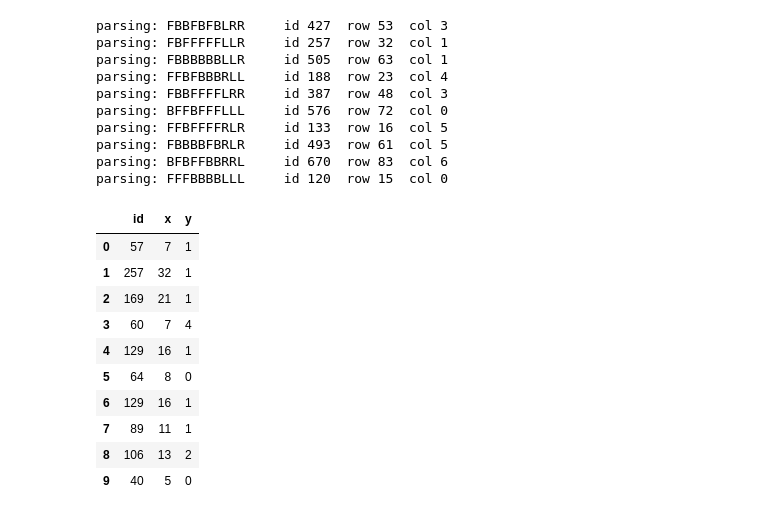
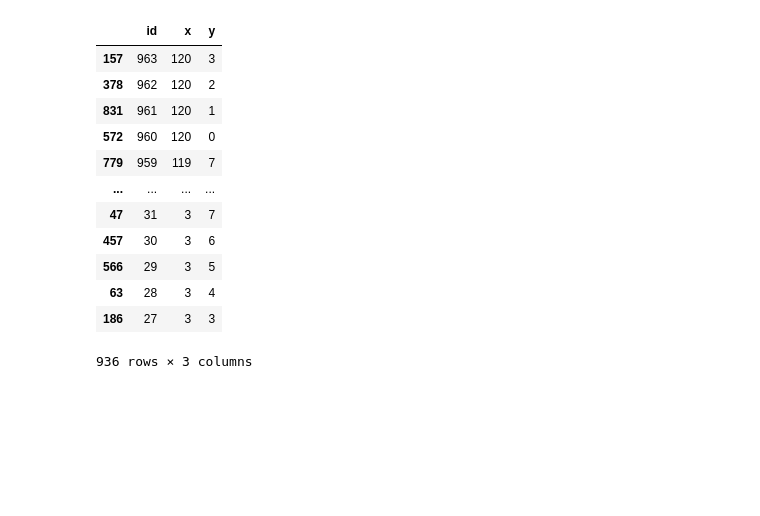
Before and after one commit to invzz/advent-of-code-2020-python, a Jupyter notebook: day5.ipynb, the cells around one changed output. Saved outputs shown, nothing was run; the diff lists cells and outputs as text; code cells hidden in the pictures; blank space fills up the shorter version.

```diff
--- a/day5.ipynb
+++ b/day5.ipynb
@@ -61,31 +63,23 @@ class Parser():
             'x': self.r['min'],
             'y': self.c['min']
             }
-# %%
-import pandas as pd
-p = Parser(clean_data)
-# %% [output]
-parsing: FBBFBFBLRR     id 427  row 53  col 3
-parsing: FBFFFFFLLR     id 257  row 32  col 1
-parsing: FBBBBBBLLR     id 505  row 63  col 1
-parsing: FFBFBBBRLL     id 188  row 23  col 4
-parsing: FBBFFFFLRR     id 387  row 48  col 3
-parsing: BFFBFFFLLL     id 576  row 72  col 0
-parsing: FFBFFFFRLR     id 133  row 16  col 5
-parsing: FBBBBFBRLR     id 493  row 61  col 5
-parsing: BFBFFBBRRL     id 670  row 83  col 6
-parsing: FFFBBBBLLL     id 120  row 15  col 0
-# %%
-data
-# %% [output]
-|  | id | x | y |
-| 0 | 57 | 7 | 1 |
-| 1 | 257 | 32 | 1 |
-| 2 | 169 | 21 | 1 |
-| 3 | 60 | 7 | 4 |
-| 4 | 129 | 16 | 1 |
-| 5 | 64 | 8 | 0 |
-| 6 | 129 | 16 | 1 |
-| 7 | 89 | 11 | 1 |
-| 8 | 106 | 13 | 2 |
-| 9 | 40 | 5 | 0 |
+# %%
+# for readable data on notebook
+import pandas as pd
+
+p = pd.DataFrame(Parser(clean_data).seats)
+p.sort_values(by=['id'], ascending = False)
+# %% [output]
+|  | id | x | y |
+| 157 | 963 | 120 | 3 |
+| 378 | 962 | 120 | 2 |
+| 831 | 961 | 120 | 1 |
+| 572 | 960 | 120 | 0 |
+| 779 | 959 | 119 | 7 |
+| ... | ... | ... | ... |
+| 47 | 31 | 3 | 7 |
+| 457 | 30 | 3 | 6 |
+| 566 | 29 | 3 | 5 |
+| 63 | 28 | 3 | 4 |
+| 186 | 27 | 3 | 3 |
+936 rows × 3 columns
```
Also changed, not shown: parts of 4 cells of this notebook.
